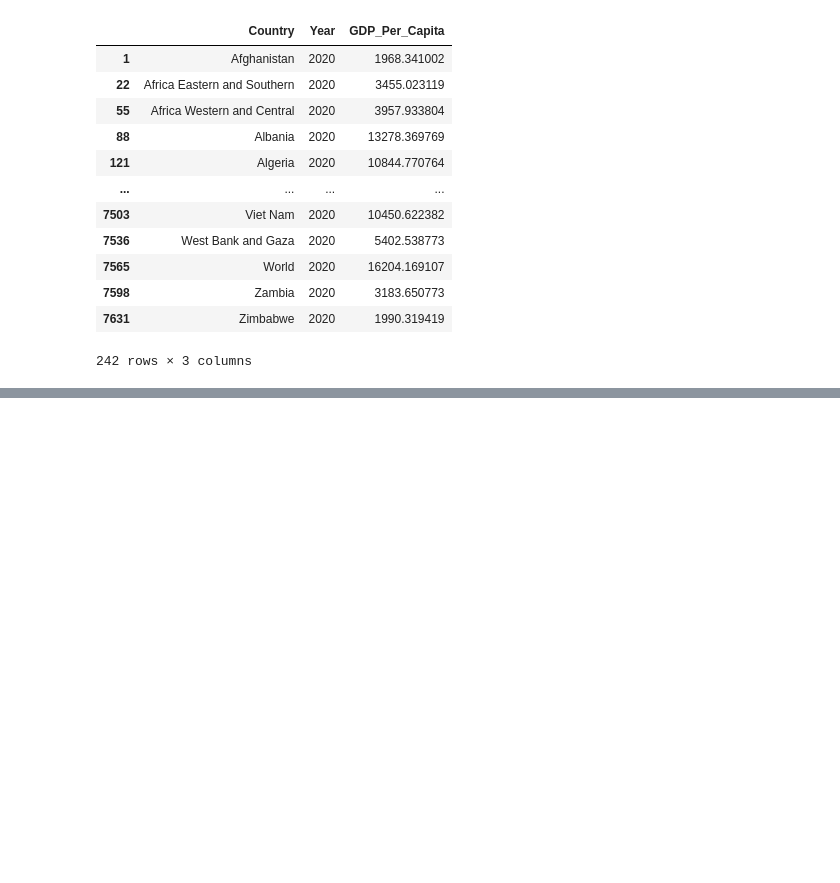
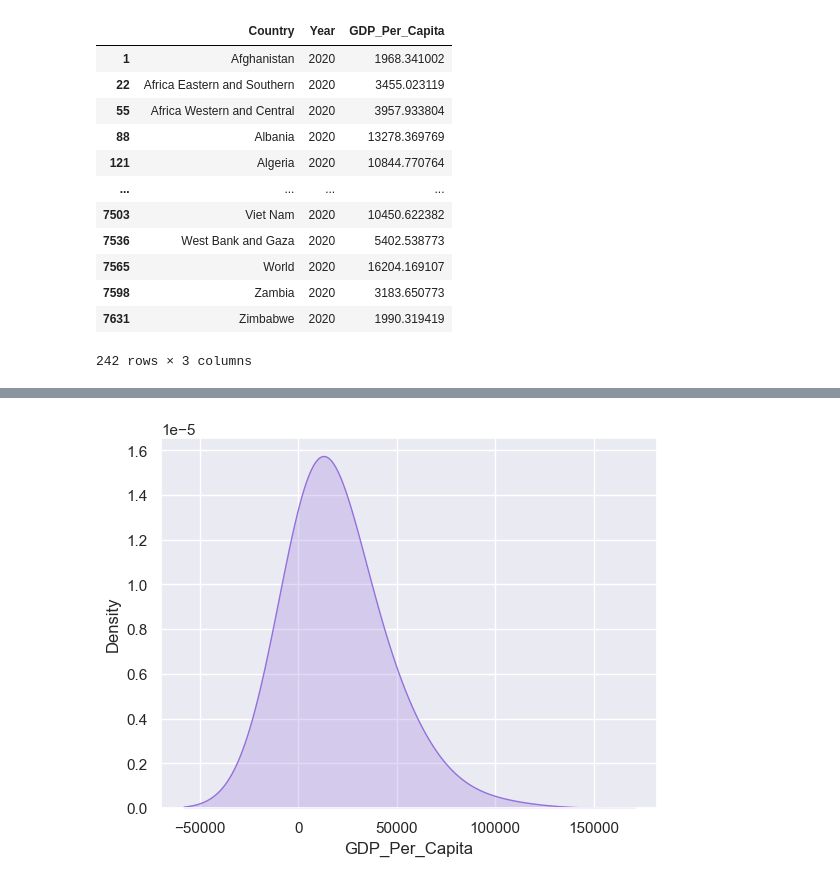
Before and after one commit to NSS-Data-Analytics-Cohort-12/un-python-aimeejohnson, a Jupyter notebook: notebooks/un_project.ipynb, the cells around one changed output, grey strips where cells are left out. Drawn from its saved outputs; the diff is of its cells as text; code cells hidden in the pictures; blank space fills up the shorter version.

```diff
--- a/notebooks/un_project.ipynb
+++ b/notebooks/un_project.ipynb
@@ -122,2 +120,7 @@ sns.histplot(data=year_2020, x='GDP_Per_Capita', color = 'purple')
 # %%
 #Density Plot
+sns.set_theme(style="darkgrid")
+sns.kdeplot(year_2020['GDP_Per_Capita'], fill=True, color="mediumpurple", bw_method=1)
+plt.show()
+# %% [output]
+[figure, added]
```
Also changed, not shown: parts of 37 cells of this notebook.
